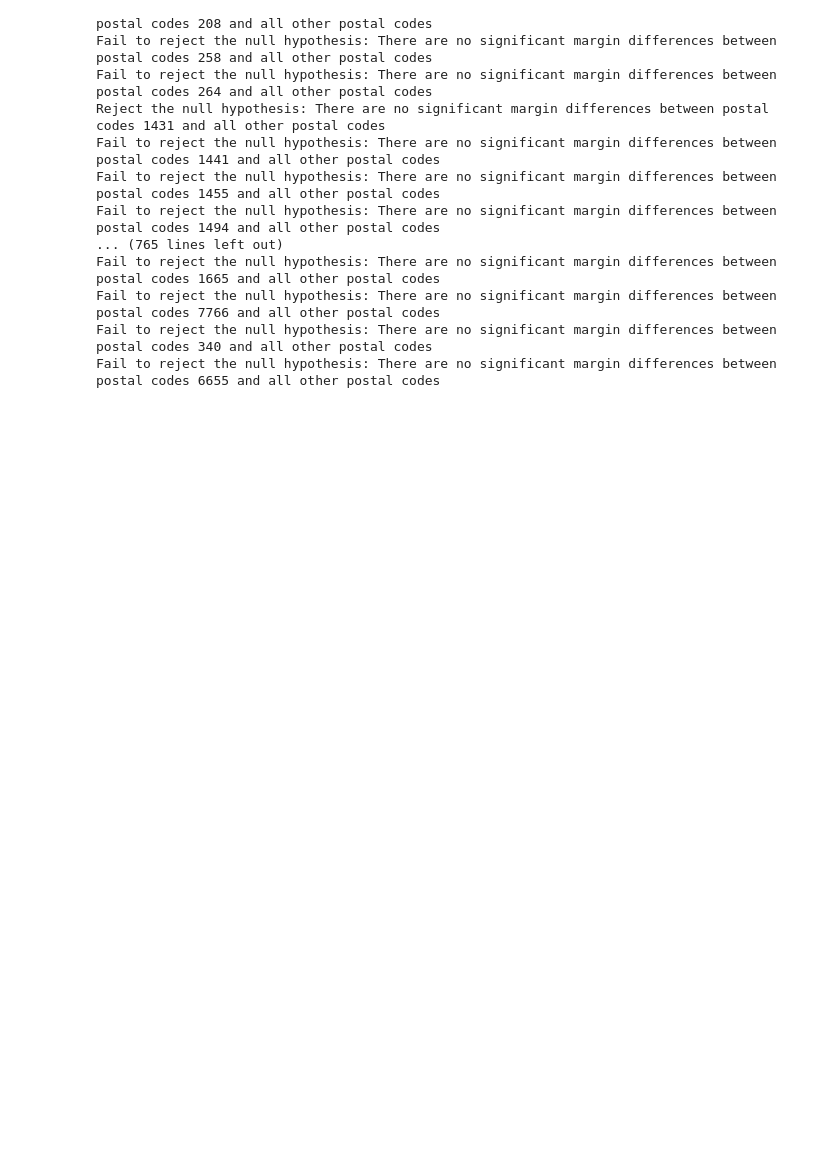
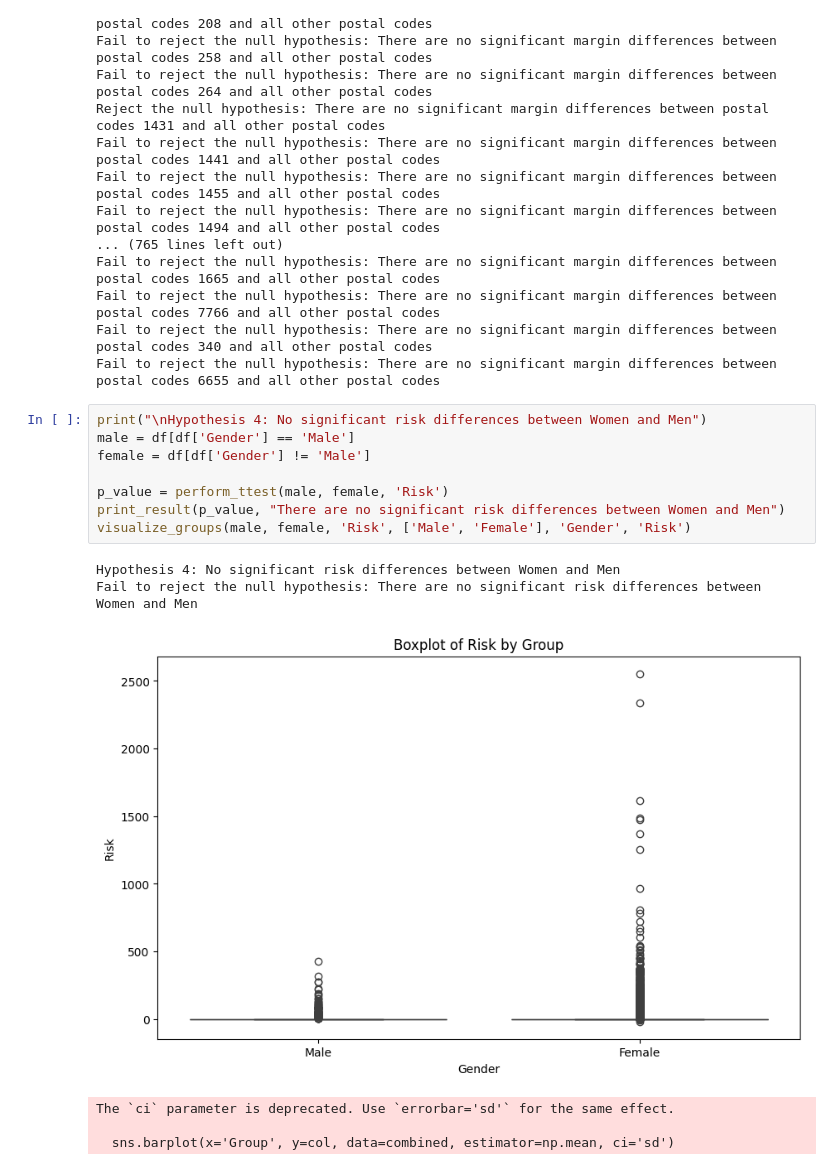
Before and after one commit to Birkity/ACIS, a Jupyter notebook: notebooks/task_3.ipynb, the cells around one changed output. Cells and saved outputs as stored; diff of their text form; blank space fills up the shorter version.

Commit message:
Hypothesis 4

```diff
--- a/notebooks/task_3.ipynb
+++ b/notebooks/task_3.ipynb
@@ -159,3 +159,18 @@ Fail to reject the null hypothesis: There are no significant margin differences
 Fail to reject the null hypothesis: There are no significant margin differences between postal codes 7766 and all other postal codes
 Fail to reject the null hypothesis: There are no significant margin differences between postal codes 340 and all other postal codes
 Fail to reject the null hypothesis: There are no significant margin differences between postal codes 6655 and all other postal codes
+# %%
+print("\nHypothesis 4: No significant risk differences between Women and Men")
+male = df[df['Gender'] == 'Male']
+female = df[df['Gender'] != 'Male']
+
+p_value = perform_ttest(male, female, 'Risk')
+print_result(p_value, "There are no significant risk differences between Women and Men")
+visualize_groups(male, female, 'Risk', ['Male', 'Female'], 'Gender', 'Risk')
+# %% [output]
+Hypothesis 4: No significant risk differences between Women and Men
+Fail to reject the null hypothesis: There are no significant risk differences between Women and Men
+[figure, added]
+The `ci` parameter is deprecated. Use `errorbar='sd'` for the same effect.
+
+  sns.barplot(x='Group', y=col, data=combined, estimator=np.mean, ci='sd')
```
Also changed, not shown: parts of 1 cell of this notebook.
